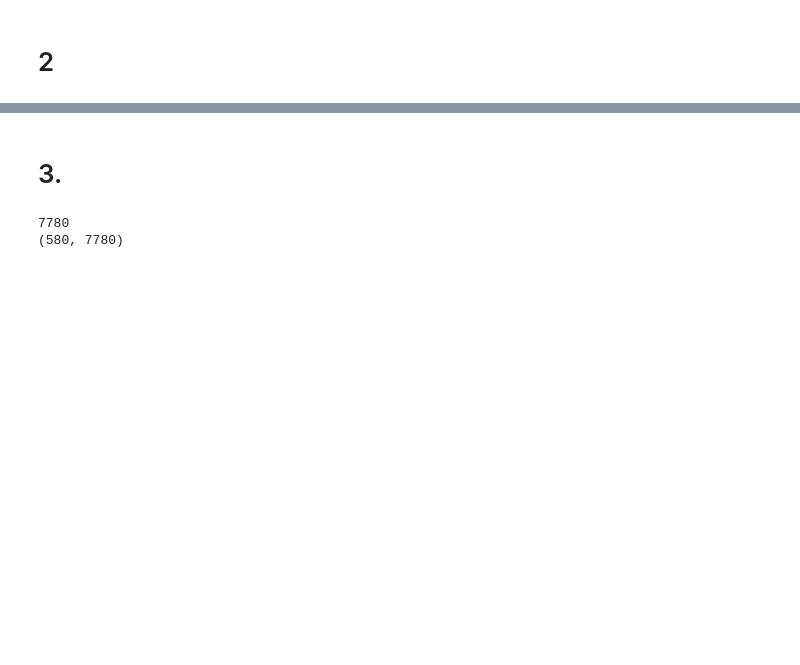
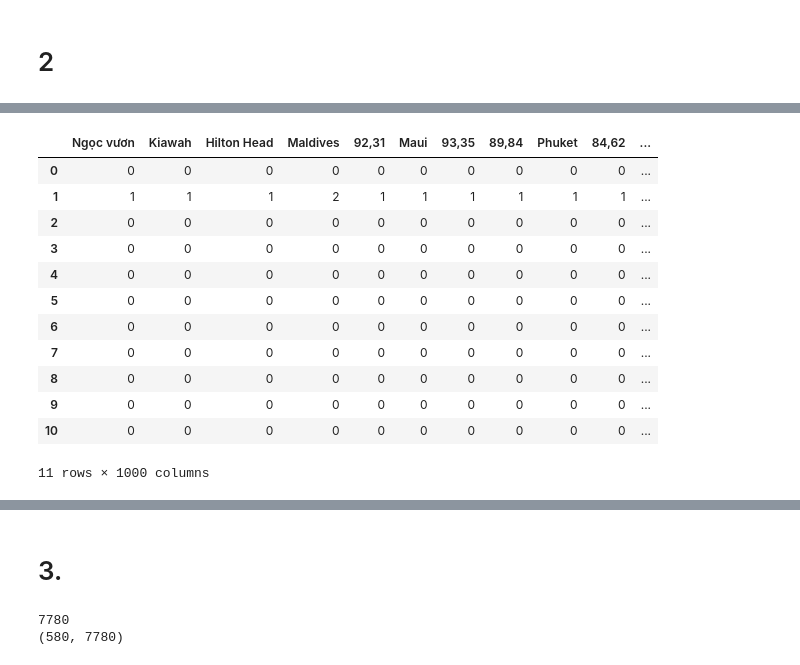
Before and after one commit to Avcuongy/NLP-Labs-UEH, a Jupyter notebook: NLP_News_CS_2025.ipynb, the cells around one changed output, grey strips where cells are left out. Saved outputs shown, nothing was run; the diff lists cells and outputs as text; code cells hidden in the pictures; blank space fills up the shorter version.

```diff
--- a/NLP_News_CS_2025.ipynb
+++ b/NLP_News_CS_2025.ipynb
@@ -292,0 +203,31 @@ X2.head()
+# %%
+# Gộp và tách từ
+combined_df["text"] = combined_df["title"] + "|" + combined_df["content"]
+combined_df["tokens"] = combined_df["text"].apply(lambda x: [t.strip() for t in x.split("|") if t.strip()])
+
+# Gom token theo topic
+topic_tokens = combined_df.groupby("topic")["tokens"].sum()
+
+# Tạo set từ cho mỗi topic
+topic_word_sets = {topic: set(tokens) for topic, tokens in topic_tokens.items()}
+
+# Tìm giao các từ giữa các topic
+common_words = set()
+topics = list(topic_word_sets.keys())
+for i in range(len(topics)):
+    for j in range(i+1, len(topics)):
+        common_words |= (topic_word_sets[topics[i]] & topic_word_sets[topics[j]])
+
+# Loại bỏ từ chung ra khỏi từng topic
+unique_topic_tokens = {topic: [w for w in tokens if w not in common_words]
+                       for topic, tokens in topic_tokens.items()}
+
+# Đếm tần suất trong từ còn lại
+unique_word_counts = {topic: Counter(words) for topic, words in unique_topic_tokens.items()}
+
+# Biến thành DataFrame
+filtered_bow_df = pd.DataFrame(unique_word_counts).fillna(0).astype(int).T
+
+filtered_bow_df = filtered_bow_df.reset_index().rename(columns={"index": "topic"})
+
+filtered_bow_df
@@ -293,3 +248,22 @@ X2.head()
+# %%
+X2 = filtered_bow_df.drop(columns=['topic'])
+y2 = filtered_bow_df['topic']
+# %%
+X2.iloc[:, 2000:3000]
+# %% [output]
+|  | Ngọc vươn | Kiawah | Hilton Head | Maldives | 92,31 | Maui | 93,35 | 89,84 | Phuket | 84,62 | ... |
+| 0 | 0 | 0 | 0 | 0 | 0 | 0 | 0 | 0 | 0 | 0 | ... |
+| 1 | 1 | 1 | 1 | 2 | 1 | 1 | 1 | 1 | 1 | 1 | ... |
+| 2 | 0 | 0 | 0 | 0 | 0 | 0 | 0 | 0 | 0 | 0 | ... |
+| 3 | 0 | 0 | 0 | 0 | 0 | 0 | 0 | 0 | 0 | 0 | ... |
+| 4 | 0 | 0 | 0 | 0 | 0 | 0 | 0 | 0 | 0 | 0 | ... |
+| 5 | 0 | 0 | 0 | 0 | 0 | 0 | 0 | 0 | 0 | 0 | ... |
+| 6 | 0 | 0 | 0 | 0 | 0 | 0 | 0 | 0 | 0 | 0 | ... |
+| 7 | 0 | 0 | 0 | 0 | 0 | 0 | 0 | 0 | 0 | 0 | ... |
+| 8 | 0 | 0 | 0 | 0 | 0 | 0 | 0 | 0 | 0 | 0 | ... |
+| 9 | 0 | 0 | 0 | 0 | 0 | 0 | 0 | 0 | 0 | 0 | ... |
+| 10 | 0 | 0 | 0 | 0 | 0 | 0 | 0 | 0 | 0 | 0 | ... |
+11 rows × 1000 columns
 # %%
 pipeline(X2, y2)
 # %% [output]
```
Also changed, not shown: parts of 18 cells of this notebook, 2 other files.
